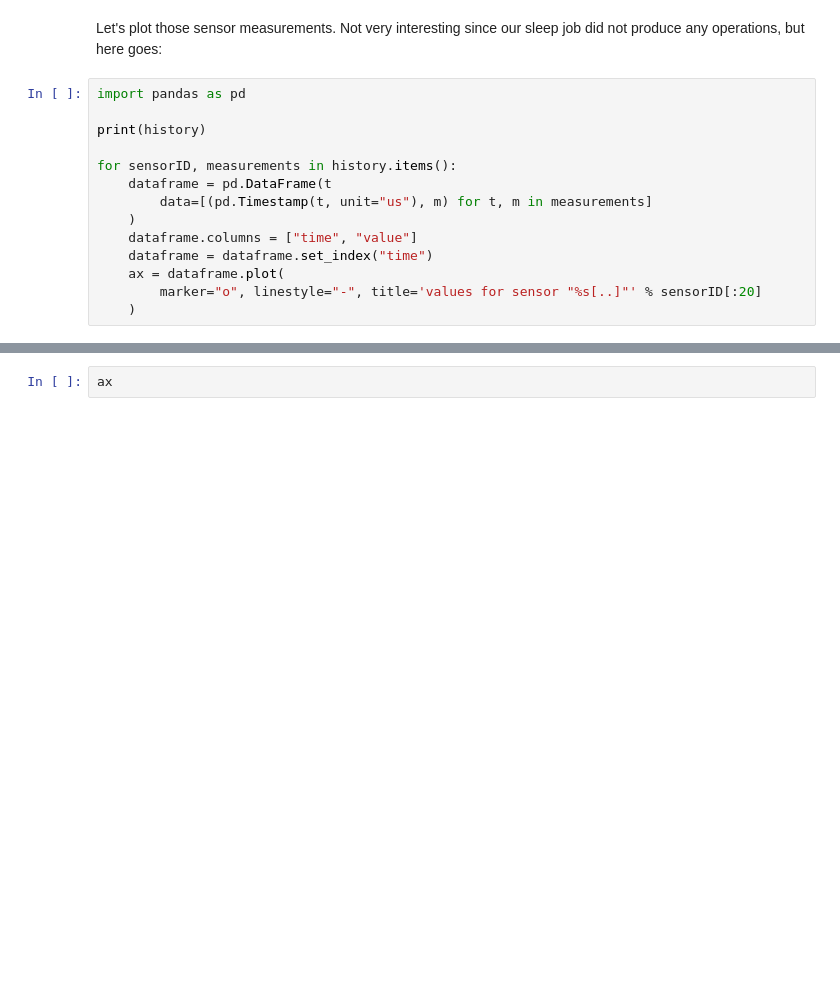
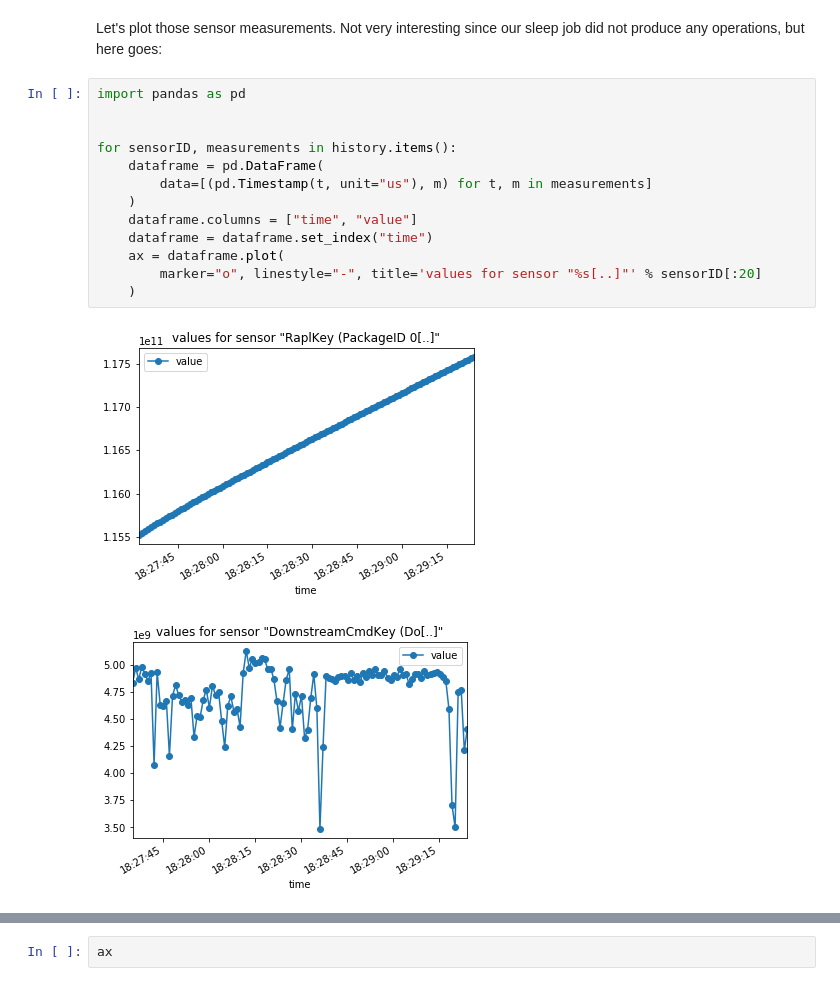
Before and after one commit to anlsys/nrm-core, a Jupyter notebook: notebooks/internal-control.ipynb, the cells around one changed output, grey strips where cells are left out. Drawn from its saved outputs; the diff is of its cells as text; blank space fills up the shorter version.

```diff
--- a/notebooks/internal-control.ipynb
+++ b/notebooks/internal-control.ipynb
@@ -190,14 +257,16 @@ Let's plot those sensor measurements. Not very interesting since our sleep job d
 # %%
 import pandas as pd
 
-print(history)
 
 for sensorID, measurements in history.items():
-    dataframe = pd.DataFrame(t
+    dataframe = pd.DataFrame(
         data=[(pd.Timestamp(t, unit="us"), m) for t, m in measurements]
     )
     dataframe.columns = ["time", "value"]
     dataframe = dataframe.set_index("time")
     ax = dataframe.plot(
         marker="o", linestyle="-", title='values for sensor "%s[..]"' % sensorID[:20]
     )
+# %% [output]
+[figure, added]
+[figure, added]
```
Also changed, not shown: parts of 8 cells of this notebook, 52 other files.
